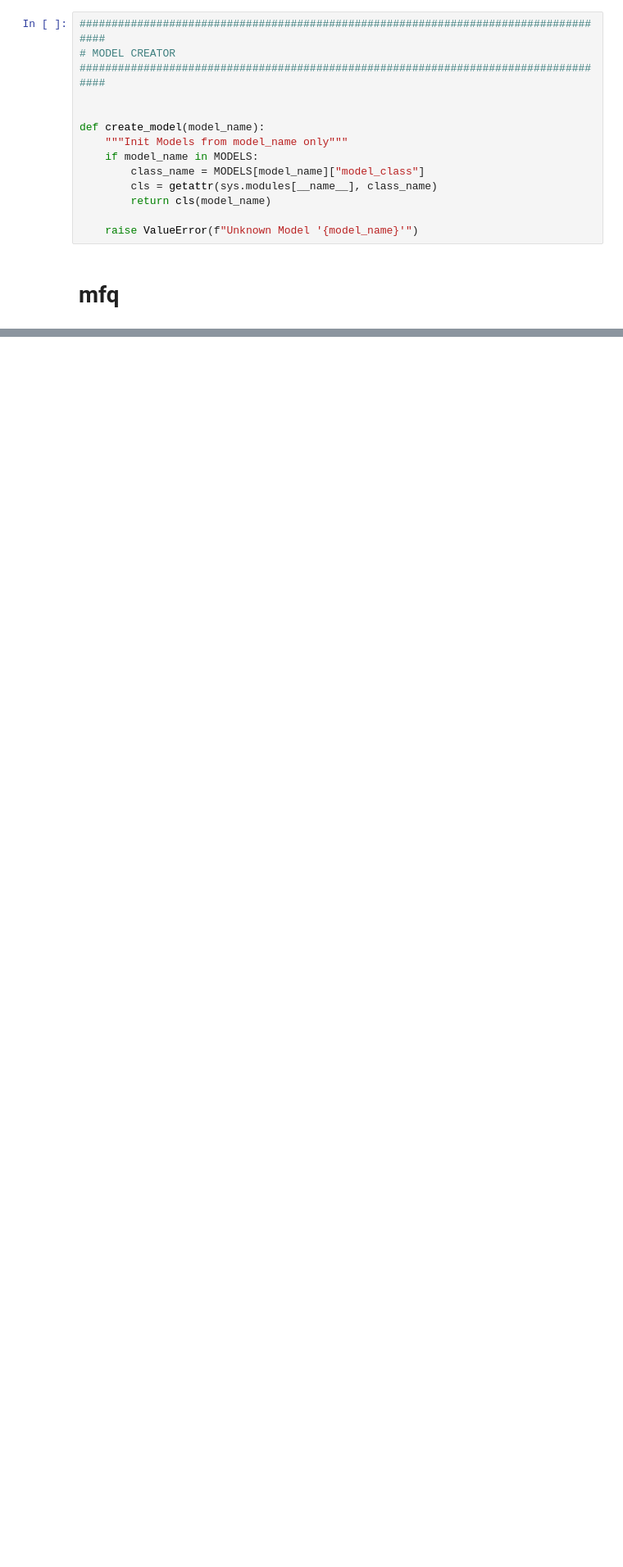
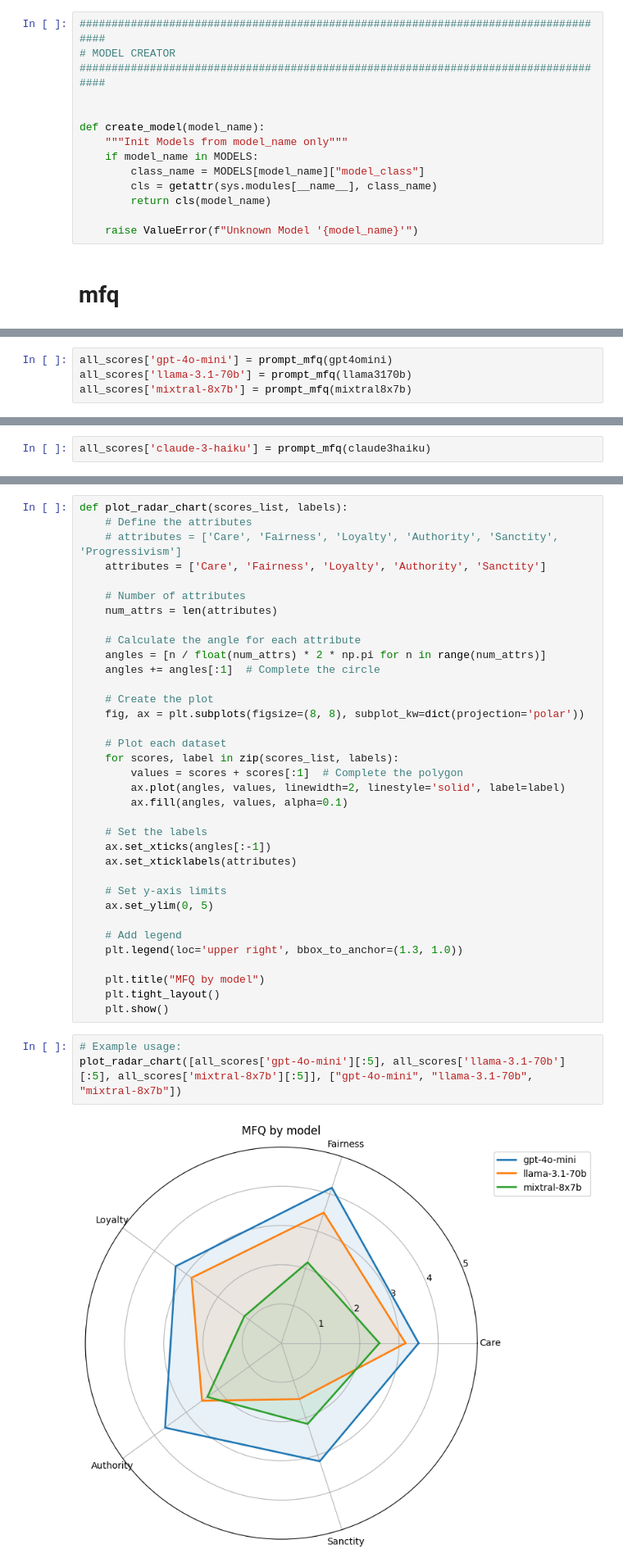
Before and after one commit to acyhuang/moral-persuasion, a Jupyter notebook: mft/playground.ipynb, the cells around one changed output, grey strips where cells are left out. Shown: that part at 82% size. Cells and saved outputs as stored; diff of their text form; blank space fills up the shorter version.

Commit message:
Generate radar charts

```diff
--- a/mft/playground.ipynb
+++ b/mft/playground.ipynb
@@ -307,0 +511,4 @@ Label how relevant the sentence is in determining what is right and wrong. Choos
+# %%
+all_scores['gpt-4o-mini'] = prompt_mfq(gpt4omini)
+all_scores['llama-3.1-70b'] = prompt_mfq(llama3170b)
+all_scores['mixtral-8x7b'] = prompt_mfq(mixtral8x7b)
@@ -307,0 +522,2 @@ Label how relevant the sentence is in determining what is right and wrong. Choos
+# %%
+all_scores['claude-3-haiku'] = prompt_mfq(claude3haiku)
@@ -307,0 +527,40 @@ Label how relevant the sentence is in determining what is right and wrong. Choos
+# %%
+def plot_radar_chart(scores_list, labels):
+    # Define the attributes
+    # attributes = ['Care', 'Fairness', 'Loyalty', 'Authority', 'Sanctity', 'Progressivism']
+    attributes = ['Care', 'Fairness', 'Loyalty', 'Authority', 'Sanctity']
+
+    # Number of attributes
+    num_attrs = len(attributes)
+
+    # Calculate the angle for each attribute
+    angles = [n / float(num_attrs) * 2 * np.pi for n in range(num_attrs)]
+    angles += angles[:1]  # Complete the circle
+
+    # Create the plot
+    fig, ax = plt.subplots(figsize=(8, 8), subplot_kw=dict(projection='polar'))
+
+    # Plot each dataset
+    for scores, label in zip(scores_list, labels):
+        values = scores + scores[:1]  # Complete the polygon
+        ax.plot(angles, values, linewidth=2, linestyle='solid', label=label)
+        ax.fill(angles, values, alpha=0.1)
+
+    # Set the labels
+    ax.set_xticks(angles[:-1])
+    ax.set_xticklabels(attributes)
+
+    # Set y-axis limits
+    ax.set_ylim(0, 5)
+
+    # Add legend
+    plt.legend(loc='upper right', bbox_to_anchor=(1.3, 1.0))
+
+    plt.title("MFQ by model")
+    plt.tight_layout()
+    plt.show()
+# %%
+# Example usage:
+plot_radar_chart([all_scores['gpt-4o-mini'][:5], all_scores['llama-3.1-70b'][:5], all_scores['mixtral-8x7b'][:5]], ["gpt-4o-mini", "llama-3.1-70b", "mixtral-8x7b"])
+# %% [output]
+[figure, added]
```
Also changed, not shown: parts of 15 cells of this notebook.
